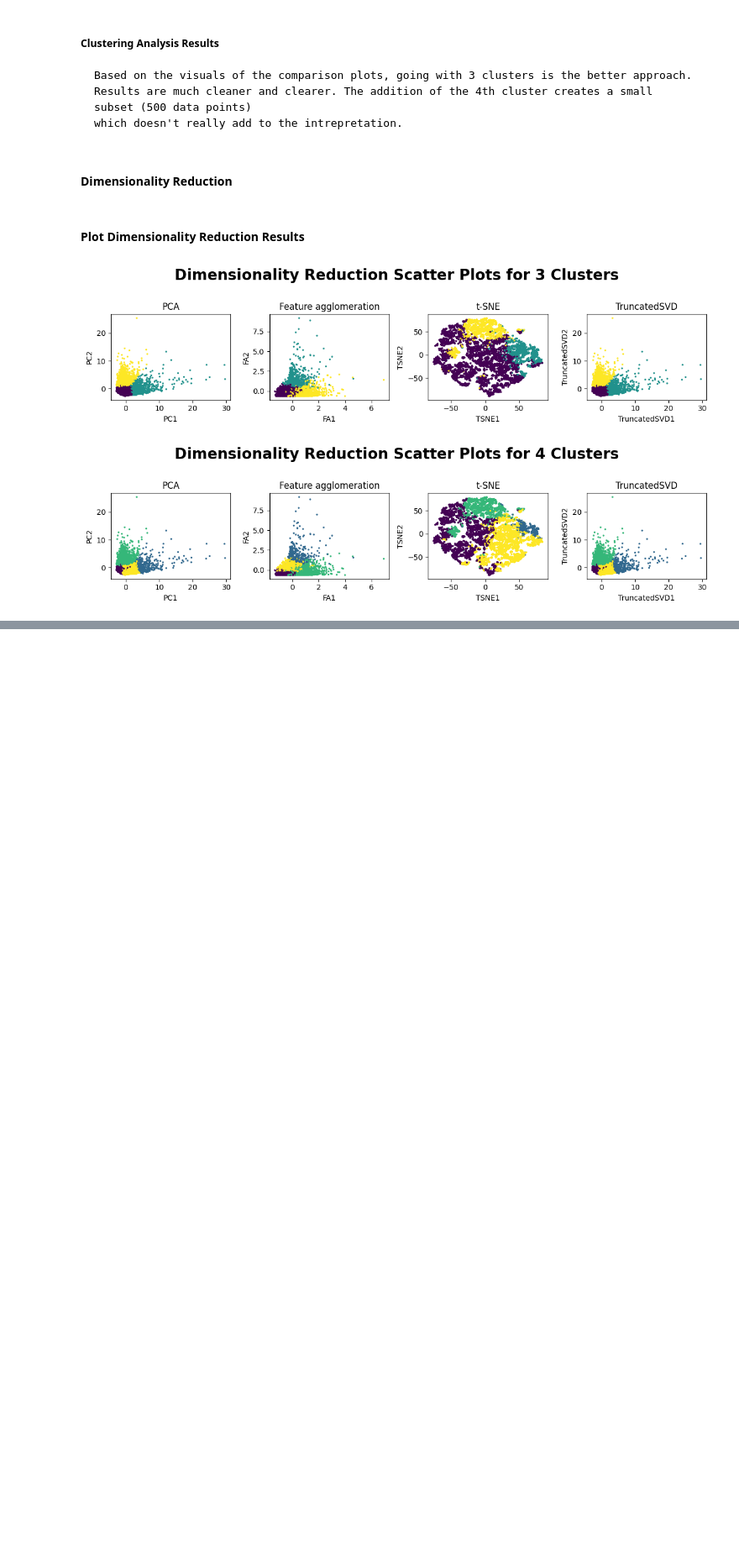
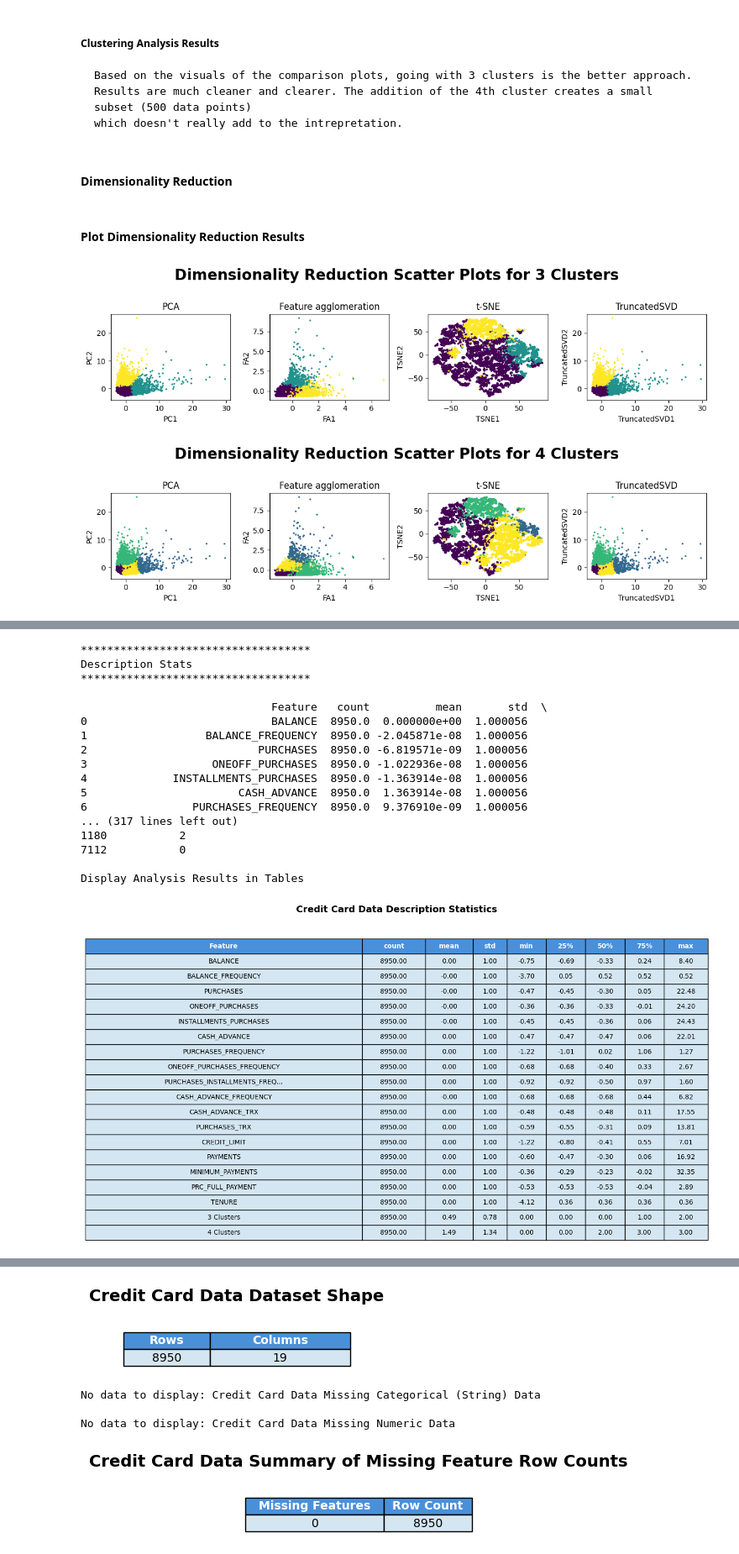
Before and after one commit to juanbucz/FullStackAcademyAICourse, a Jupyter notebook: Incremental Capstones/Capstone 7/Incremental Capstone 7 - Credit Card Agency Clustering.ipynb, the cells around one changed output, grey strips where cells are left out. Shown at 84% size. Cells and saved outputs as stored; diff of their text form; code cells hidden in the pictures; blank space fills up the shorter version.

```diff
--- a/Incremental Capstones/Capstone 7/Incremental Capstone 7 - Credit Card Agency Clustering.ipynb
+++ b/Incremental Capstones/Capstone 7/Incremental Capstone 7 - Credit Card Agency Clustering.ipynb
@@ -76,13 +76,17 @@ from kneed import KneeLocator
 data_set_name = ''
 target_label = ''
 
-def DisplayTable(df_target, table_title=None, max_cell_length=30):
+def DisplayTable(df_target, table_title=None, max_cell_length=30, show_index=False):
 
     if df_target.empty:
         print(f"No data to display{': ' + table_title if table_title else ''}")
         return
 
     n_rows, n_cols = df_target.shape
+
+    # Adjust columns if showing index
+    if show_index:
+        n_cols += 1
 
     fig_height = (n_rows + 1) * 0.35
     if table_title:
@@ -95,8 +99,16 @@ def DisplayTable(df_target, table_title=None, max_cell_length=30):
 
     # Format floats and truncate long text
     cell_text = []
-    for row in df_target.values:
+    for idx, row in zip(df_target.index, df_target.values):
         new_row = []
+
+        # Add index as first column if show_index
+        if show_index:
+            s = str(idx)
+            if len(s) > max_cell_length:
+                s = s[:max_cell_length - 3] + '...'
+            new_row.append(s)
+
         for val in row:
             if isinstance(val, (float, int)) and not isinstance(val, bool):
                 new_row.append(f"{val:.2f}")
@@ -107,9 +119,15 @@ def DisplayTable(df_target, table_title=None, max_cell_length=30):
                 new_row.append(s)
         cell_text.append(new_row)
 
+    # Build column labels
+    if show_index:
+        col_labels = [df_target.index.name or ''] + list(df_target.columns)
+    else:
+        col_labels = df_target.columns
+
     table = ax.table(
         cellText=cell_text,
-        colLabels=df_target.columns,
+        colLabels=col_labels,
         cellLoc='center',
         loc='upper center',
         bbox=[0, 0, 1, 1]
@@ -120,10 +138,15 @@ def DisplayTable(df_target, table_title=None, max_cell_length=30):
         table[(0, col)].set_facecolor('#4a90d9')
         table[(0, col)].set_text_props(color='white', fontweight='bold')
 
-    # Light blue background for data cells
+    # Style data cells
     for row in range(1, n_rows + 1):
         for col in range(n_cols):
-            table[(row, col)].set_facecolor('#d4e6f1')
+            # Index column gets slightly different styling
+            if show_index and col == 0:
+                table[(row, col)].set_facecolor('#b8d4e8')
+                table[(row, col)].set_text_props(fontweight='bold')
+            else:
+                table[(row, col)].set_facecolor('#d4e6f1')
 
     table.auto_set_font_size(False)
     table.set_fontsize(10)
@@ -136,6 +159,8 @@ def DisplayTable(df_target, table_title=None, max_cell_length=30):
 
     plt.show()
     plt.close(fig)
+    print()
+    print()
 
 def PrintDataFrameStatistics(df_target):
     # Print Stats
@@ -942,0 +973,22 @@ DisplayScatterPlots(df_CreditCardAgency_WithLabel['4 Clusters'], '4 Clusters')
+# %%
+# Examine scaled dataframe with category labels
+PrintDataFrameStatistics(df_CreditCardAgency_WithLabel)
+# %% [output]
+***********************************
+Description Stats
+***********************************
+
+                             Feature   count          mean       std  \
+0                            BALANCE  8950.0  0.000000e+00  1.000056
+1                  BALANCE_FREQUENCY  8950.0 -2.045871e-08  1.000056
+2                          PURCHASES  8950.0 -6.819571e-09  1.000056
+3                   ONEOFF_PURCHASES  8950.0 -1.022936e-08  1.000056
+4             INSTALLMENTS_PURCHASES  8950.0 -1.363914e-08  1.000056
+5                       CASH_ADVANCE  8950.0  1.363914e-08  1.000056
+6                PURCHASES_FREQUENCY  8950.0  9.376910e-09  1.000056
+... (317 lines left out)
+1180           2
+7112           0
+
+Display Analysis Results in Tables
+[figure, added]
@@ -942,0 +996,5 @@ DisplayScatterPlots(df_CreditCardAgency_WithLabel['4 Clusters'], '4 Clusters')
+[figure, added]
+No data to display: Credit Card Data Missing Categorical (String) Data
+
+No data to display: Credit Card Data Missing Numeric Data
+[figure, added]
```
Also changed, not shown: parts of 7 cells of this notebook.
